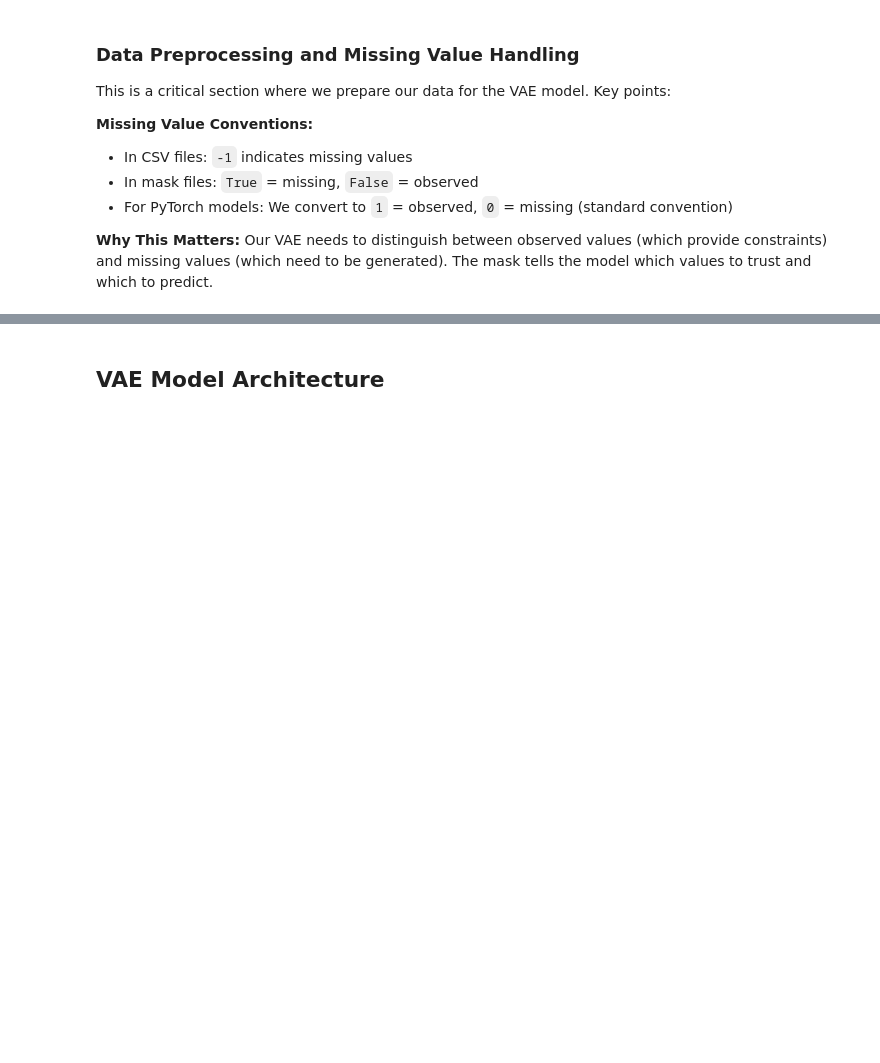
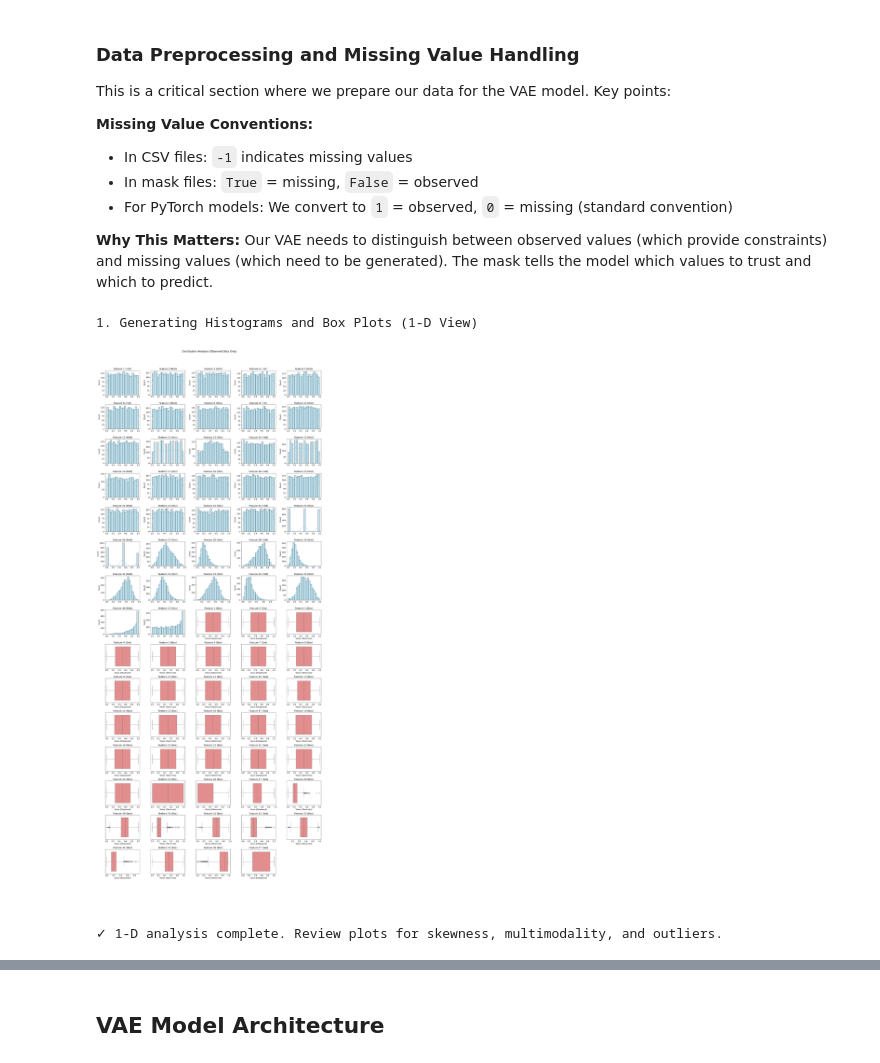
Before and after one commit to cmapeli/2155-CP3, a Jupyter notebook: 2_155_Fall_25_CP3_Starter_Notebook.ipynb, the cells around one changed output, grey strips where cells are left out. Saved outputs shown, nothing was run; the diff lists cells and outputs as text; code cells hidden in the pictures; blank space fills up the shorter version.

```diff
--- a/2_155_Fall_25_CP3_Starter_Notebook.ipynb
+++ b/2_155_Fall_25_CP3_Starter_Notebook.ipynb
@@ -220,3 +230,54 @@ This is a critical section where we prepare our data for the VAE model. Key poin
 
 **Why This Matters:**
 Our VAE needs to distinguish between observed values (which provide constraints) and missing values (which need to be generated). The mask tells the model which values to trust and which to predict.
+# %%
+
+# ==============================================================================
+# 1. FEATURE-WISE DISTRIBUTION ANALYSIS (The 1-D View)
+# ==============================================================================
+
+print("\n1. Generating Histograms and Box Plots (1-D View)")
+
+# Set up figure size
+N_FEATURES = X_train_original.shape[1]
+N_COLS = 5
+N_ROWS = int(np.ceil(N_FEATURES / N_COLS) * 2)
+
+fig, axes = plt.subplots(N_ROWS, N_COLS, figsize=(4 * N_COLS, 3 * N_ROWS))
+fig.suptitle('Distribution Analysis (Observed Data Only)', fontsize=16, y=1.02)
+axes = axes.flatten()
+
+for i, feature in enumerate(feature_names):
+    # Select only OBSERVED values for the current feature
+    # Note: Using the mask is safer than relying on the -1 sentinel value
+    observed_values = X_train_original[~mask_train[:, i], i]
+
+    if len(observed_values) > 10: # Ensure enough data to plot
+        # Histogram in the top row for the feature
+        sns.histplot(observed_values, kde=True, ax=axes[i], bins=20, color='skyblue')
+        axes[i].set_title(f'{feature} (Hist)')
+        axes[i].set_xlabel('')
+
+        # Box plot in the bottom row for the feature (using the next available axis)
+        box_ax_index = i + int(N_FEATURES)
+        sns.boxplot(x=observed_values, ax=axes[box_ax_index], color='lightcoral', orient='h')
+        axes[box_ax_index].set_title(f'{feature} (Box)')
+        axes[box_ax_index].set_xlabel('Value (Observed)')
+
+    else:
+        # Clear unused axes
+        axes[i].axis('off')
+        axes[i + int(N_FEATURES)].axis('off')
+
+# Hide any remaining unused axes
+for i in range(len(feature_names) * 2, N_COLS * N_ROWS):
+    axes[i].axis('off')
+
+plt.tight_layout(rect=[0, 0, 1, 1.0])
+plt.show()
+
+print("✓ 1-D analysis complete. Review plots for skewness, multimodality, and outliers.")
+# %% [output]
+1. Generating Histograms and Box Plots (1-D View)
+[figure, added]
+✓ 1-D analysis complete. Review plots for skewness, multimodality, and outliers.
```
Also changed, not shown: parts of 13 cells of this notebook, 2 other files.
